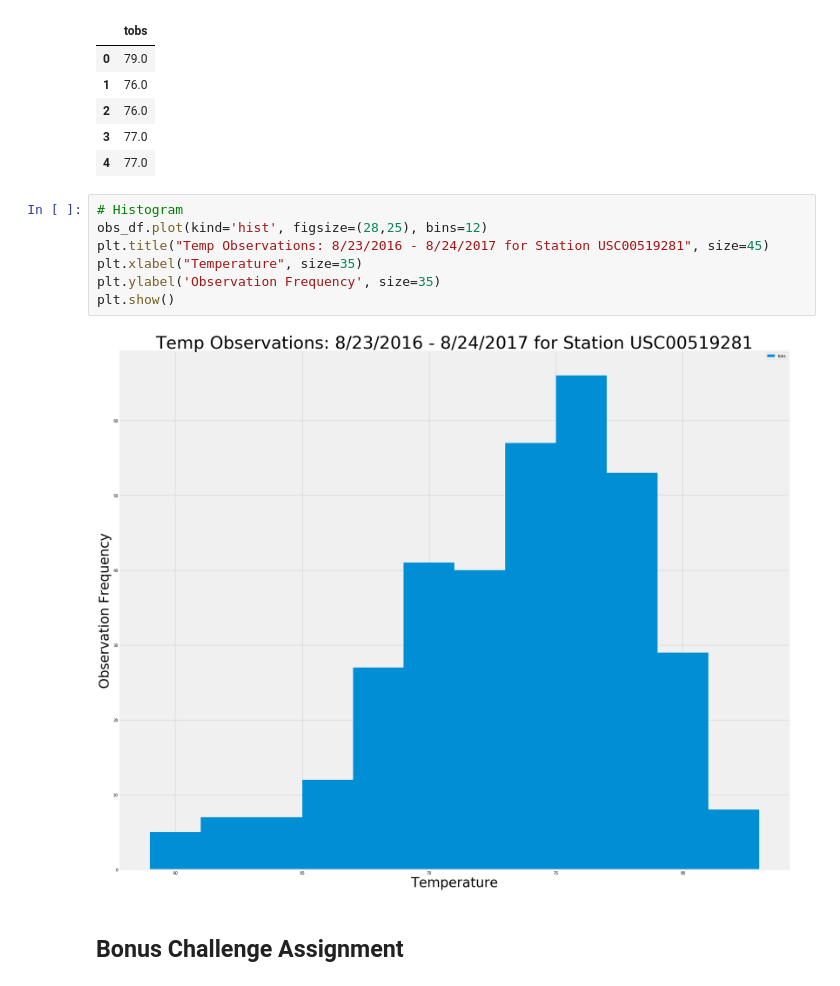
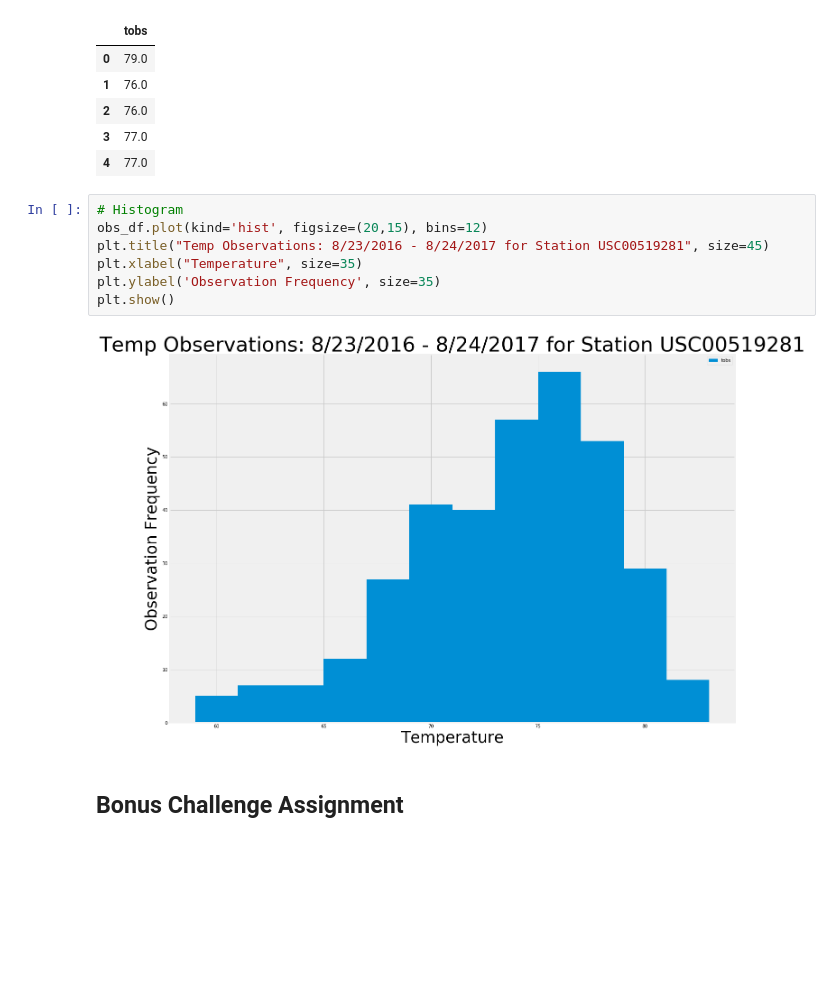
Before and after one commit to TCH2300/sqlalchemy-challenge, a Jupyter notebook: climate_starter.ipynb, the cells around one changed output. Drawn from its saved outputs; the diff is of its cells as text; blank space fills up the shorter version.

```diff
--- a/climate_starter.ipynb
+++ b/climate_starter.ipynb
@@ -185,13 +186,13 @@ obs_df.head(5)
 | 4 | 77.0 |
 # %%
 # Histogram
-obs_df.plot(kind='hist', figsize=(28,25), bins=12)
+obs_df.plot(kind='hist', figsize=(20,15), bins=12)
 plt.title("Temp Observations: 8/23/2016 - 8/24/2017 for Station USC00519281", size=45)
 plt.xlabel("Temperature", size=35)
 plt.ylabel('Observation Frequency', size=35)
 plt.show()
 # %% [output]
-[figure, old version]
+[figure, new version]
 # %% [markdown]
 ## Bonus Challenge Assignment
 # %%
```
Also changed, not shown: parts of 3 cells of this notebook, 3 other files.
